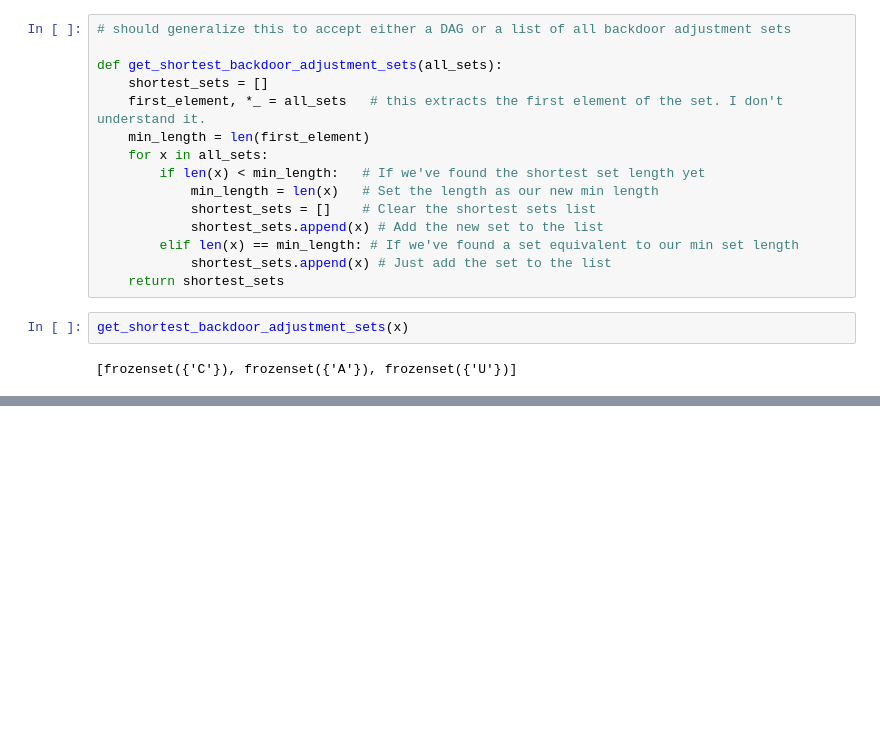
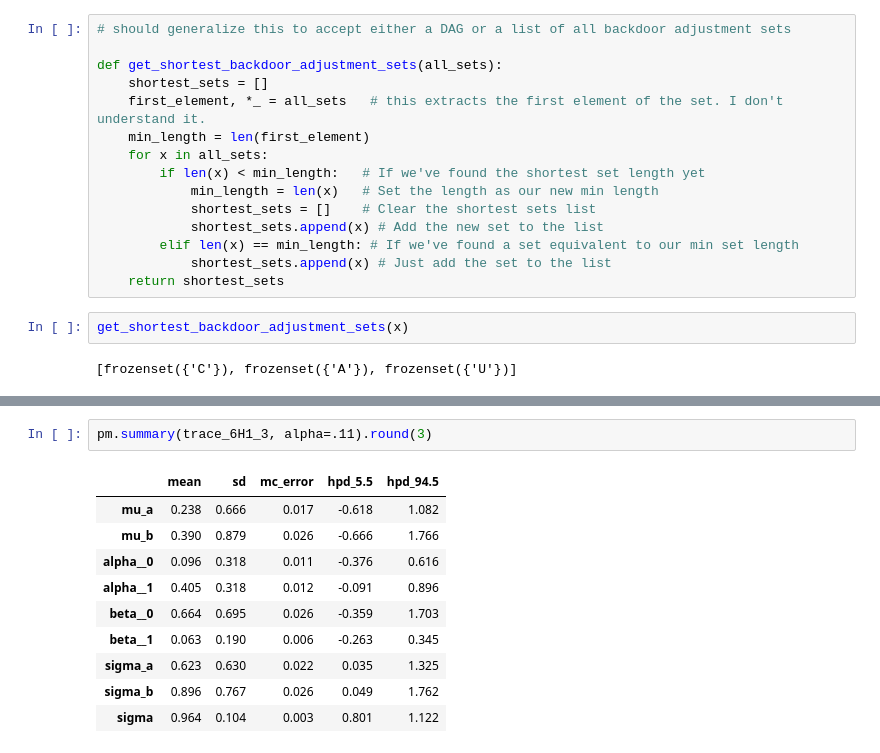
Before and after one commit to mikeviotti/Statistical_Rethinking_MV, a Jupyter notebook: Chapter_6.ipynb, the cells around one changed output, grey strips where cells are left out. Saved outputs shown, nothing was run; the diff lists cells and outputs as text; blank space fills up the shorter version.

```diff
--- a/Chapter_6.ipynb
+++ b/Chapter_6.ipynb
@@ -310,0 +452,13 @@ frozenset({frozenset({'S'}),
+# %%
+pm.summary(trace_6H1_3, alpha=.11).round(3)
+# %% [output]
+|  | mean | sd | mc_error | hpd_5.5 | hpd_94.5 |
+| mu_a | 0.238 | 0.666 | 0.017 | -0.618 | 1.082 |
+| mu_b | 0.390 | 0.879 | 0.026 | -0.666 | 1.766 |
+| alpha__0 | 0.096 | 0.318 | 0.011 | -0.376 | 0.616 |
+| alpha__1 | 0.405 | 0.318 | 0.012 | -0.091 | 0.896 |
+| beta__0 | 0.664 | 0.695 | 0.026 | -0.359 | 1.703 |
+| beta__1 | 0.063 | 0.190 | 0.006 | -0.263 | 0.345 |
+| sigma_a | 0.623 | 0.630 | 0.022 | 0.035 | 1.325 |
+| sigma_b | 0.896 | 0.767 | 0.026 | 0.049 | 1.762 |
+| sigma | 0.964 | 0.104 | 0.003 | 0.801 | 1.122 |
```
Also changed, not shown: parts of 30 cells of this notebook.
